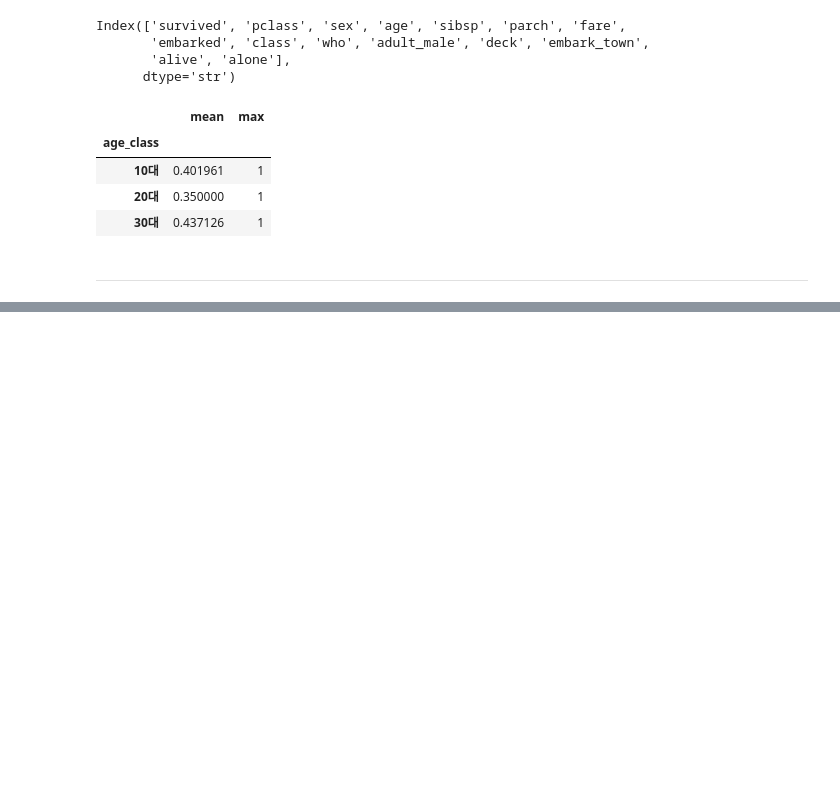
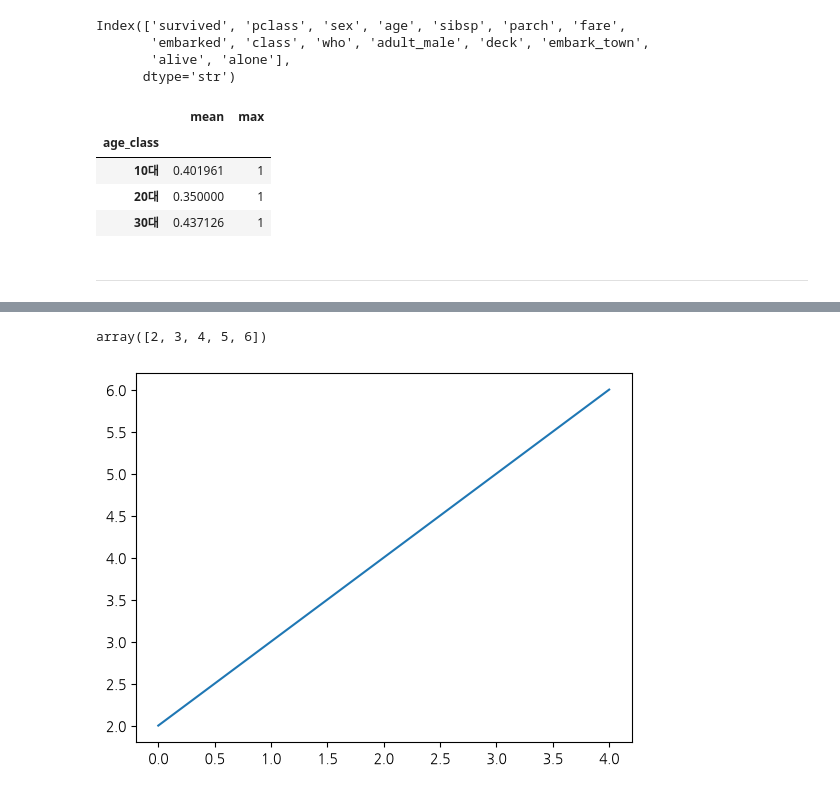
Before and after one commit to jumh991103/study_study, a Jupyter notebook: machine_learning_book/teacher_practice_2(data_vsualization).ipynb, the cells around one changed output, grey strips where cells are left out. Saved outputs shown, nothing was run; the diff lists cells and outputs as text; code cells hidden in the pictures; blank space fills up the shorter version.

```diff
--- a/machine_learning_book/teacher_practice_2(data_vsualization).ipynb
+++ b/machine_learning_book/teacher_practice_2(data_vsualization).ipynb
@@ -49,0 +64,9 @@ df.groupby('age_class')['survived'].agg(['mean','max']) #얘의 결과는 agecla
+# %%
+np.arange(2,7)
+# %% [output]
+array([2, 3, 4, 5, 6])
+# %%
+plt.plot(np.arange(2,7))
+plt.show()
+# %% [output]
+[figure, added]
```
Also changed, not shown: parts of 36 cells of this notebook, 2 other files.
